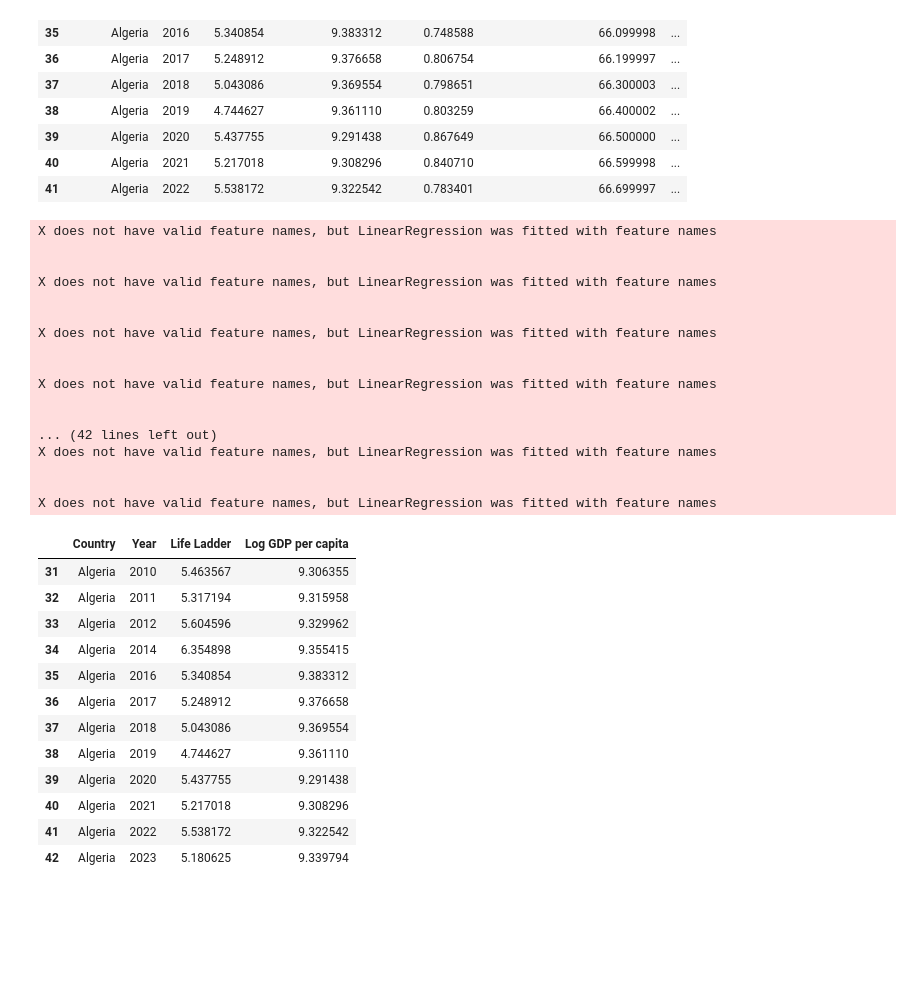
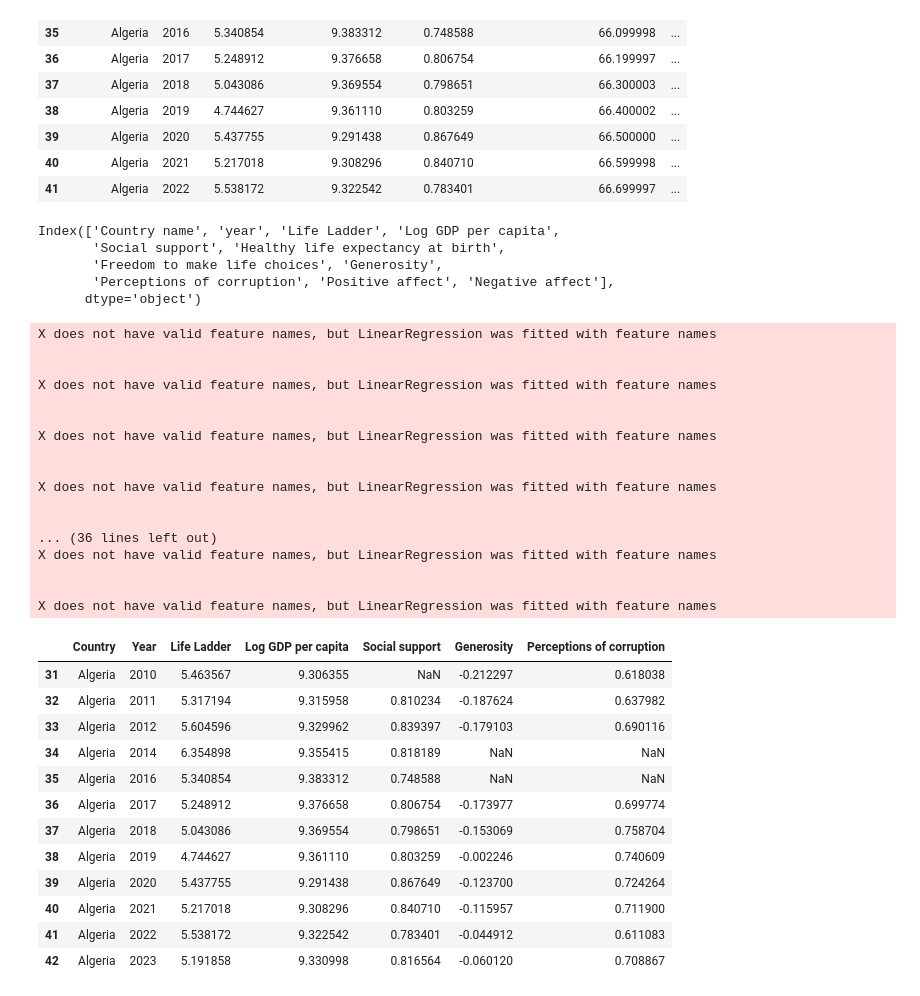
Before and after one commit to mats-ad/Quality-of-Life-World, a Jupyter notebook: DAP_Data.ipynb, the cells around one changed output. Drawn from its saved outputs; the diff is of its cells as text; code cells hidden in the pictures; blank space fills up the shorter version.

```diff
--- a/DAP_Data.ipynb
+++ b/DAP_Data.ipynb
@@ -606,4 +616,4 @@ LifeExpectancy[LifeExpectancy['Country'] == 'Afghanistan']
 # %%
-to_fill_LifeExpectancy = LifeExpectancy[['Country','Year', 'Life expectancy']]
+to_fill_LifeExpectancy = LifeExpectancy[['Country','Year', 'Life expectancy','Schooling','Population','Total expenditure','Polio','Hepatitis B','Measles ','Alcohol']]
 to_fill_LifeExpectancy
 # %% [output]
@@ -859,12 +882,20 @@ WordHappiness.loc[WordHappiness['Country name'] == 'Algeria' ]
 | 39 | Algeria | 2020 | 5.437755 | 9.291438 | 0.867649 | 66.500000 | ... |
 | 40 | Algeria | 2021 | 5.217018 | 9.308296 | 0.840710 | 66.599998 | ... |
 | 41 | Algeria | 2022 | 5.538172 | 9.322542 | 0.783401 | 66.699997 | ... |
+# %%
+WordHappiness.columns
+# %% [output]
+Index(['Country name', 'year', 'Life Ladder', 'Log GDP per capita',
+       'Social support', 'Healthy life expectancy at birth',
+       'Freedom to make life choices', 'Generosity',
+       'Perceptions of corruption', 'Positive affect', 'Negative affect'],
+      dtype='object')
 # %%
 import pandas as pd
 from sklearn.linear_model import LinearRegression
 import numpy as np
 
-df = WordHappiness[['Country name', 'year', 'Life Ladder', 'Log GDP per capita']] \
+df = WordHappiness[['Country name', 'year', 'Life Ladder', 'Log GDP per capita','Social support', 'Generosity', 'Perceptions of corruption']] \
     .rename(columns={'Country name': 'Country', 'year': 'Year'})
 
 
@@ -924,44 +955,44 @@ for country in df['Country'].unique():
         temp_df[col] = future_preds[:, i]
 
     predictions_list.append(temp_df)
 
 if predictions_list:
     predictions_df = pd.concat(predictions_list, ignore_index=True)
     final_df = pd.concat([df, predictions_df], ignore_index=True)
 else:
     final_df = df.copy()
 
 final_df = final_df.sort_values(by=['Country', 'Year']).reset_index(drop=True)
 
 final_df[final_df['Country'] == 'Algeria']
 # %% [output]
 X does not have valid feature names, but LinearRegression was fitted with feature names
 
 
 X does not have valid feature names, but LinearRegression was fitted with feature names
 
 
 X does not have valid feature names, but LinearRegression was fitted with feature names
 
 
 X does not have valid feature names, but LinearRegression was fitted with feature names
 
 
-... (42 lines left out)
+... (36 lines left out)
 X does not have valid feature names, but LinearRegression was fitted with feature names
 
 
 X does not have valid feature names, but LinearRegression was fitted with feature names
-|  | Country | Year | Life Ladder | Log GDP per capita |
-| 31 | Algeria | 2010 | 5.463567 | 9.306355 |
-| 32 | Algeria | 2011 | 5.317194 | 9.315958 |
-| 33 | Algeria | 2012 | 5.604596 | 9.329962 |
-| 34 | Algeria | 2014 | 6.354898 | 9.355415 |
-| 35 | Algeria | 2016 | 5.340854 | 9.383312 |
-| 36 | Algeria | 2017 | 5.248912 | 9.376658 |
-| 37 | Algeria | 2018 | 5.043086 | 9.369554 |
-| 38 | Algeria | 2019 | 4.744627 | 9.361110 |
-| 39 | Algeria | 2020 | 5.437755 | 9.291438 |
-| 40 | Algeria | 2021 | 5.217018 | 9.308296 |
-| 41 | Algeria | 2022 | 5.538172 | 9.322542 |
-| 42 | Algeria | 2023 | 5.180625 | 9.339794 |
+|  | Country | Year | Life Ladder | Log GDP per capita | Social support | Generosity | Perceptions of corruption |
+| 31 | Algeria | 2010 | 5.463567 | 9.306355 | NaN | -0.212297 | 0.618038 |
+| 32 | Algeria | 2011 | 5.317194 | 9.315958 | 0.810234 | -0.187624 | 0.637982 |
+| 33 | Algeria | 2012 | 5.604596 | 9.329962 | 0.839397 | -0.179103 | 0.690116 |
+| 34 | Algeria | 2014 | 6.354898 | 9.355415 | 0.818189 | NaN | NaN |
+| 35 | Algeria | 2016 | 5.340854 | 9.383312 | 0.748588 | NaN | NaN |
+| 36 | Algeria | 2017 | 5.248912 | 9.376658 | 0.806754 | -0.173977 | 0.699774 |
+| 37 | Algeria | 2018 | 5.043086 | 9.369554 | 0.798651 | -0.153069 | 0.758704 |
+| 38 | Algeria | 2019 | 4.744627 | 9.361110 | 0.803259 | -0.002246 | 0.740609 |
+| 39 | Algeria | 2020 | 5.437755 | 9.291438 | 0.867649 | -0.123700 | 0.724264 |
+| 40 | Algeria | 2021 | 5.217018 | 9.308296 | 0.840710 | -0.115957 | 0.711900 |
+| 41 | Algeria | 2022 | 5.538172 | 9.322542 | 0.783401 | -0.044912 | 0.611083 |
+| 42 | Algeria | 2023 | 5.191858 | 9.330998 | 0.816564 | -0.060120 | 0.708867 |
```
Also changed, not shown: parts of 21 cells of this notebook.
